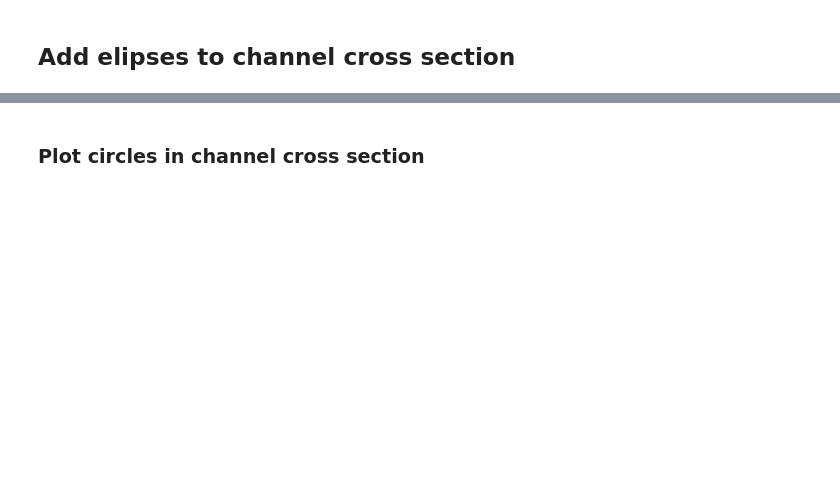
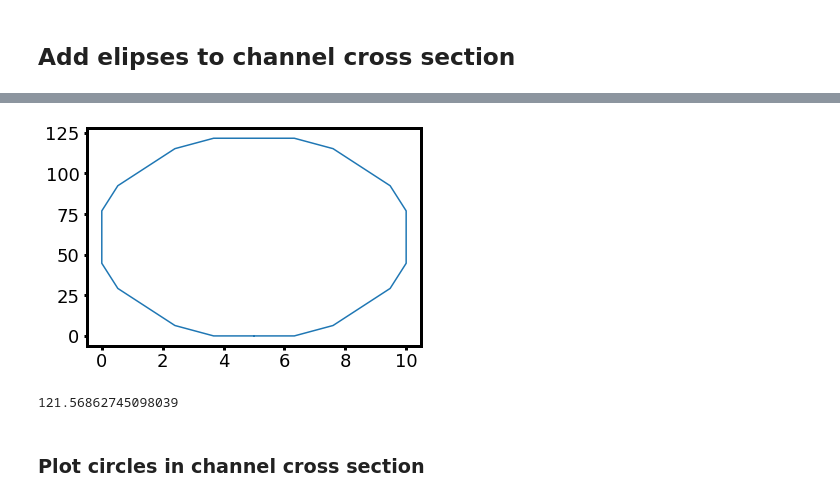
Before and after one commit to ericmuckley/fluid_channel_modeling, a Jupyter notebook: channel_modeling_disks.ipynb, the cells around one changed output, grey strips where cells are left out. Cells and saved outputs as stored; diff of their text form; code cells hidden in the pictures; blank space fills up the shorter version.

```diff
--- a/channel_modeling_disks.ipynb
+++ b/channel_modeling_disks.ipynb
@@ -340,3 +349,30 @@ print([a for a in np.argsort(residual[:, 1])[::-1] if a not in [0, np.max(residu
+# %%
+ellipse = patches.Ellipse(bub['c'][0], bub['w'][0], bub['h'][0], alpha=0.2)
+
+def get_ellipse_vertices(ellipse):
+    """Transform matplotlib.patches.ellipse object into a
+    2D array of vertices for plotting the ellipse."""
+    raw_vertices = ellipse.get_path().vertices
+    center = ellipse.center
+    vertices = np.copy(raw_vertices)
+    vertices[:, 0] = vertices[:, 0] * ellipse.width/2 + center[0]
+    vertices[:, 1] = vertices[:, 1] * ellipse.height/2 + center[1]
+    return vertices
+
+vert = get_ellipse_vertices(ellipse)
+plt.plot(vert[:, 0], vert[:, 1])
+plt.show()
+
+
+#print(ellipse)
+#print(ellipse.get_path())
+#print(ellipse.get_patch_transform())
+# %% [output]
+[figure, added]
+# %%
+ ellipse.height
+# %% [output]
+121.56862745098039
 # %% [markdown]
 ### Plot circles in channel cross section
 # %%
```
Also changed, not shown: parts of 6 cells of this notebook.
